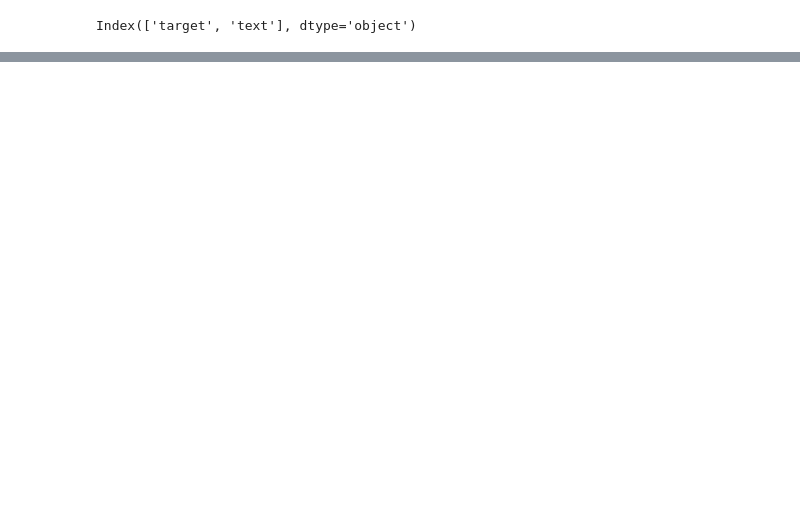
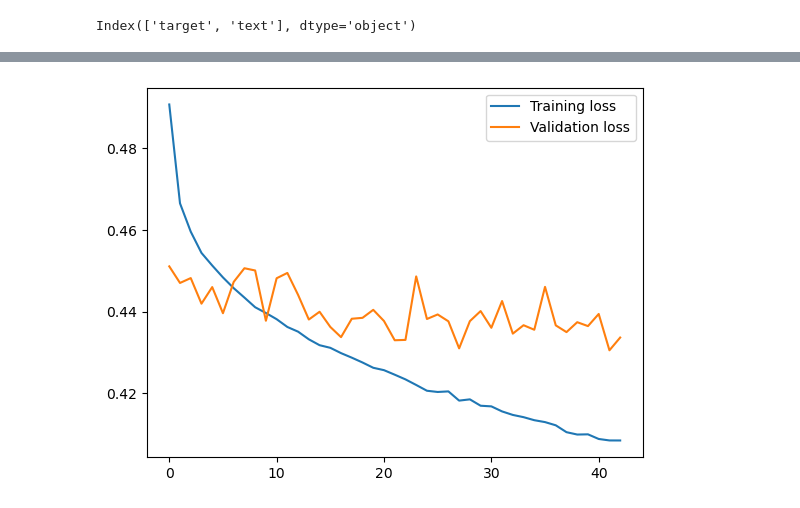
Before and after one commit to lattiric/ML_NN_Proj_02, a Jupyter notebook: transfer_learn.ipynb, the cells around one changed output, grey strips where cells are left out. Saved outputs shown, nothing was run; the diff lists cells and outputs as text; code cells hidden in the pictures; blank space fills up the shorter version.

```diff
--- a/transfer_learn.ipynb
+++ b/transfer_learn.ipynb
@@ -24,0 +109,4 @@ Index(['target', 'text'], dtype='object')
+# %%
+plot_history(hist.history,metric='loss')
+# %% [output]
+[figure, added]
```
Also changed, not shown: parts of 18 cells of this notebook, 1 other file.
